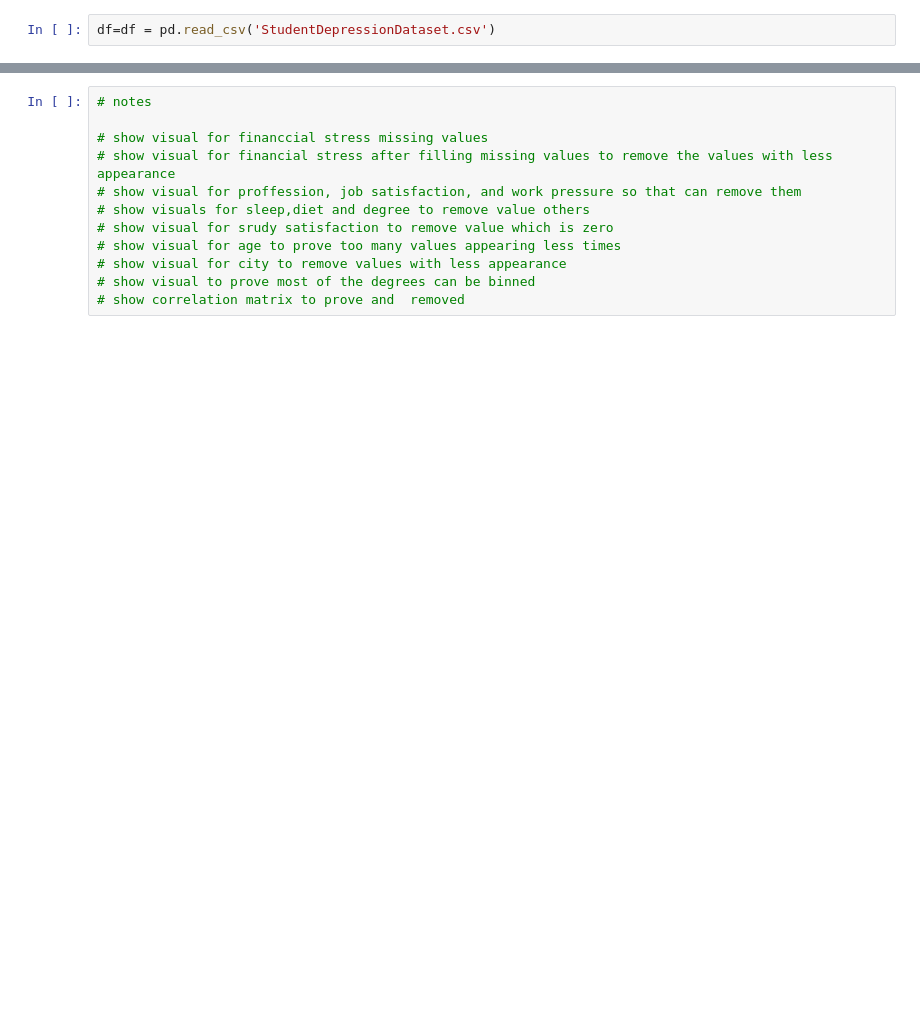
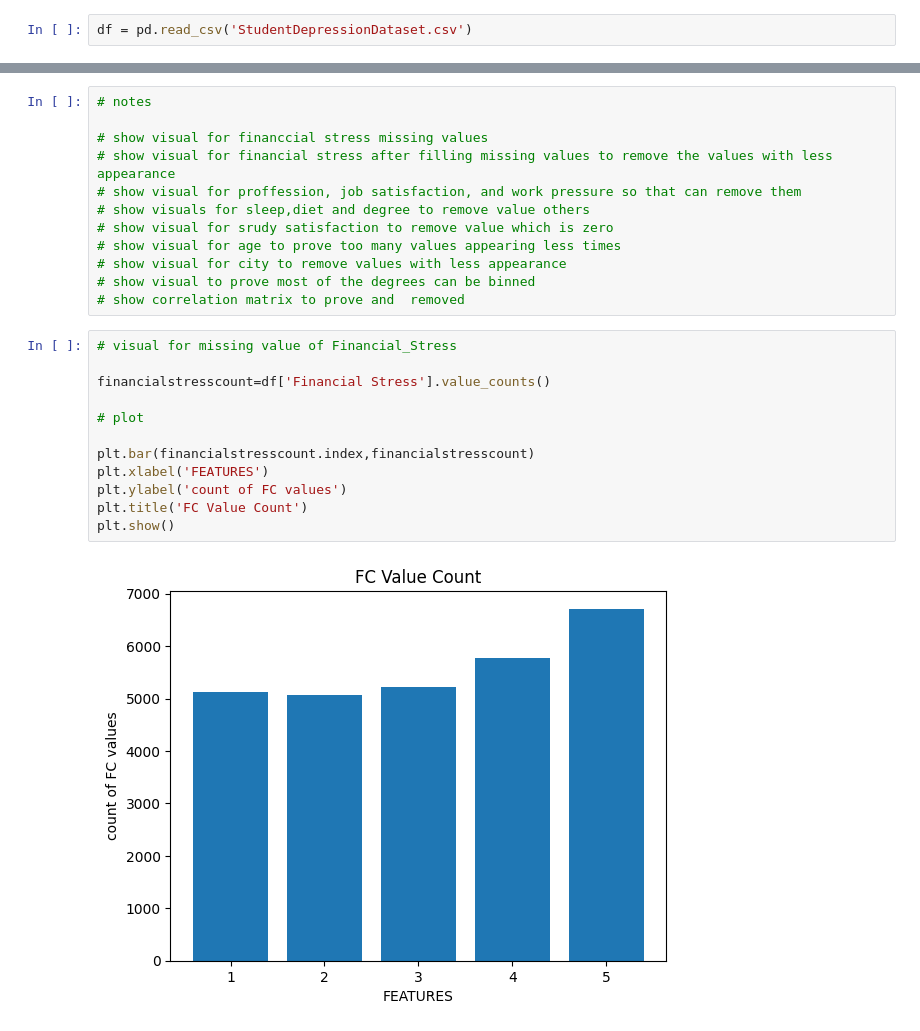
Before and after one commit to aslam0312/machinelearning-, a Jupyter notebook: singular files/visuals.ipynb, the cells around one changed output, grey strips where cells are left out. Drawn from its saved outputs; the diff is of its cells as text; blank space fills up the shorter version.

```diff
--- a/singular files/visuals.ipynb
+++ b/singular files/visuals.ipynb
@@ -3,7 +3,7 @@ import pandas as pd
 import matplotlib.pyplot as plt
 import seaborn as sns
 # %%
-df=df = pd.read_csv('StudentDepressionDataset.csv')
+df = pd.read_csv('StudentDepressionDataset.csv')
 # %%
 df.sample(5)
 # %% [output]
@@ -25,3 +25,17 @@ df.sample(5)
 # show visual for city to remove values with less appearance
 # show visual to prove most of the degrees can be binned
 # show correlation matrix to prove and  removed
+# %%
+# visual for missing value of Financial_Stress
+
+financialstresscount=df['Financial Stress'].value_counts()
+
+# plot
+
+plt.bar(financialstresscount.index,financialstresscount)
+plt.xlabel('FEATURES')
+plt.ylabel('count of FC values')
+plt.title('FC Value Count')
+plt.show()
+# %% [output]
+[figure, added]
```
Also changed, not shown: parts of 1 cell of this notebook, 3 other files.
